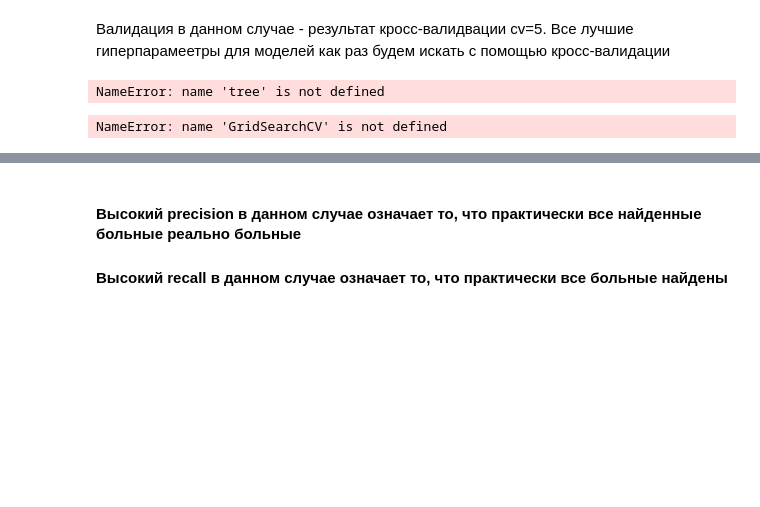
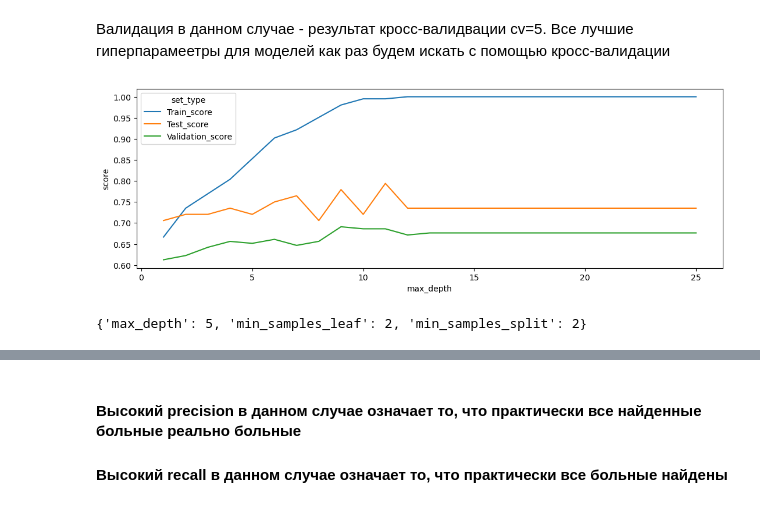
Before and after one commit to Koldim2001/ML_DL_research_VECG, a Jupyter notebook: ML_features/train_ml_all_data.ipynb, the cells around one changed output, grey strips where cells are left out. Cells and saved outputs as stored; diff of their text form; code cells hidden in the pictures; blank space fills up the shorter version.

```diff
--- a/ML_features/train_ml_all_data.ipynb
+++ b/ML_features/train_ml_all_data.ipynb
@@ -134,44 +134,44 @@ __Объективным показателем качества в данном
 # %%
 # Зададим диапазон исследуемых значений.
 max_depth_values = range(1, 26)
 scores_iris_data = pd.DataFrame()
-rs = np.random.seed(17)
 scores_data=pd.DataFrame()
 
 for max_depth in max_depth_values:
     # Изменяем глубину обучения дерева по циклу от 1 до 50 с шагом 1.
-    clf = tree.DecisionTreeClassifier(criterion='entropy', max_depth=max_depth, random_state=rs)
+    clf = tree.DecisionTreeClassifier(criterion='entropy', max_depth=max_depth, random_state=42)
     # Обучаем дерево решений (с ограниченной глубиной) на подмножестве train.
     clf.fit(X_train, y_train)
     # Записываем в отдельную переменную число правильных ответов на обученной модели дерева
     train_score = clf.score(X_train, y_train)
     No_validation_score = clf.score(X_test, y_test)
     # Записываем в отдельную переменную число правильных ответов на обученной модели дерева
     test_val_score = cross_val_score(clf, X_train, y_train, cv=5).mean()
     # Создаем временный DataFrame.
     temp_score_data = pd.DataFrame({'max_depth':[max_depth],
                                     'Train_score':[train_score],
                                     'Test_score':[No_validation_score],
                                     'Validation_score':[test_val_score]})
     # Наращиваем DataFrame "scores_iris_data".
     scores_data = scores_data.append(temp_score_data)
 
 fig = plt.figure(figsize = (13, 4))
 scores_data_long = pd.melt(scores_data, id_vars=['max_depth'],
                            value_vars=['Train_score','Test_score','Validation_score'],
                            var_name='set_type', value_name='score')
 sns.lineplot(x='max_depth', y='score', hue='set_type', data=scores_data_long);
 # %% [output]
-NameError: name 'tree' is not defined
+[figure, added]
 # %%
 #Подбор лучших параметров:
-par = {'max_depth':range(1, 8), 'min_samples_split':range(2, 6),
-     'min_samples_leaf':range(2, 6)}
+random.seed(42)
+par = {'max_depth':range(1, 8), 'min_samples_split':range(2, 7),
+     'min_samples_leaf':range(2, 7)}
 search = GridSearchCV(clf,par,cv=5)
 search.fit(X_train, y_train)
 search.best_params_
 # %% [output]
-NameError: name 'GridSearchCV' is not defined
+{'max_depth': 5, 'min_samples_leaf': 2, 'min_samples_split': 2}
 # %%
 clf_best = search.best_estimator_
 train_accuracy = clf_best.score(X_train, y_train)
```
Also changed, not shown: parts of 24 cells of this notebook.
